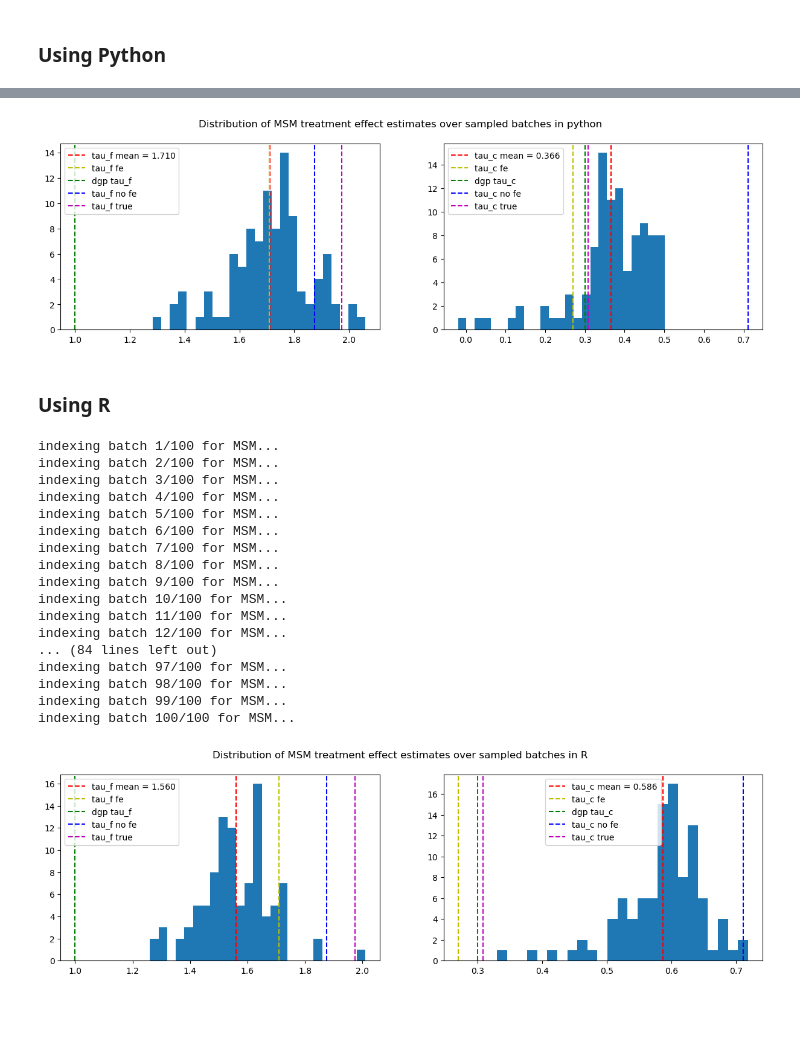
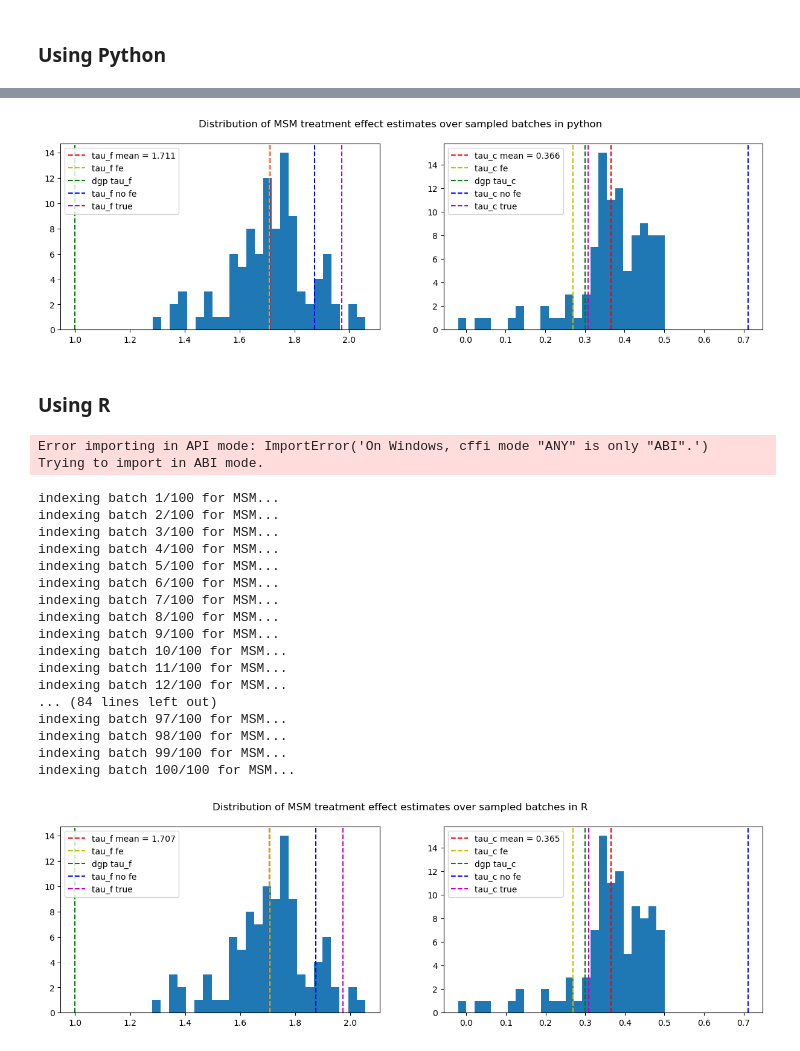
Before and after one commit to Ali-Setareh/SeqGPLVM_FEMSM, a Jupyter notebook: notebooks/model_inspection.ipynb, the cells around one changed output, grey strips where cells are left out. Saved outputs shown, nothing was run; the diff lists cells and outputs as text; code cells hidden in the pictures; blank space fills up the shorter version.

```diff
--- a/notebooks/model_inspection.ipynb
+++ b/notebooks/model_inspection.ipynb
@@ -434,6 +434,11 @@ plt.show()
 # %% [markdown]
 ### Using Python
 # %%
+import torch
+import os
+import statsmodels.api as sm
+from utils.propensity import propensity_dir
+
 # First load propensity scores from SeqGPLVM
 path = propensity_dir(cwd/Path("./results").expanduser(), "seqgplvm", train_id)
 payload = load_ckpt_any(path/f"{os.listdir(path)[-1]}", map_location="cpu")
@@ -512,6 +517,7 @@ model = sm.GLM(y, X, family=sm.families.Binomial())
 res = model.fit()
 
 df_msm["stab_num"] = res.predict(X)
+df_msm["stab_num"] = df_msm["stab_num"].clip(0.01, 0.99)
 
 T = config["T"]
 
@@ -527,19 +533,19 @@ p_num = df_msm["stab_num"].to_numpy()
 # batch-wise weights into a DataFrame (same index as df_msm)
 weights_df = {}#pd.DataFrame(index=df_msm.index)
 for b in batch_cols:
-    p_hat = df_msm[b].to_numpy()
+    p_hat = df_msm[b].clip(0.01, 0.99).to_numpy()
     w_b = np.where(D == 1, p_num / p_hat, (1 - p_num) / (1 - p_hat))
     weights_df[b] = w_b
 weights_df = pd.DataFrame(weights_df, index=df_msm.index)
 
 # true, FE, no-FE as Series aligned with df_msm
-p_true = df_msm["p_true"].to_numpy()
+p_true = df_msm["p_true"].clip(0.01, 0.99).to_numpy()
 df_msm["w_true"] = np.where(D == 1, p_num / p_true, (1 - p_num) / (1 - p_true))
 
-p_fe = df_msm["phat_fe"].to_numpy()
+p_fe = df_msm["phat_fe"].clip(0.01, 0.99).to_numpy()
 df_msm["w_fe"] = np.where(D == 1, p_num / p_fe, (1 - p_num) / (1 - p_fe))
 
-p_no_fe = df_msm["phat_no_fe"].to_numpy()
+p_no_fe = df_msm["phat_no_fe"].clip(0.01, 0.99).to_numpy()
 df_msm["w_no_fe"] = np.where(D == 1, p_num / p_no_fe, (1 - p_num) / (1 - p_no_fe))
 
 # 4) Cumulative products over last k periods, by patient
@@ -620,7 +863,7 @@ ax[1].legend()
 
 plt.show()
 # %% [output]
-[figure, old version]
+[figure, new version]
 # %% [markdown]
 ### Using R
 # %%
@@ -629,6 +872,14 @@ from rpy2.robjects import pandas2ri
 from rpy2.robjects import r, default_converter
 from rpy2.robjects.conversion import localconverter
 from trainers import seqgplvm_msm
+import torch
+import os
+from utils.propensity import propensity_dir
+
+# First load propensity scores from SeqGPLVM
+path = propensity_dir(cwd/Path("./results").expanduser(), "seqgplvm", train_id)
+payload = load_ckpt_any(path/f"{os.listdir(path)[-1]}", map_location="cpu")
+propensity_score = payload["propensity"]
 
 
 P, T, S = propensity_score.shape
@@ -652,7 +903,7 @@ df_phat["train_id"] = train_id
 
 
 
-k_last = mani["params"].get("max_lag_d", 4)
+k_last = mani["params"].get("max_lag_d", 4) +1
 a_val = mani["params"].get("a", None)
 data_id = mani.get("run_id", None)
 with open(as_path(mani.get("split_file"))) as f:
@@ -691,48 +942,50 @@ for i,batch in enumerate(batch_cols):
     else:
         print(f"[{train_id}] WARNING: no MSM results collected.")
 # %% [output]
-indexing batch 1/100 for MSM...
-indexing batch 2/100 for MSM...
-indexing batch 3/100 for MSM...
-indexing batch 4/100 for MSM...
-indexing batch 5/100 for MSM...
-indexing batch 6/100 for MSM...
-indexing batch 7/100 for MSM...
-indexing batch 8/100 for MSM...
-indexing batch 9/100 for MSM...
-indexing batch 10/100 for MSM...
-indexing batch 11/100 for MSM...
-indexing batch 12/100 for MSM...
-... (84 lines left out)
-indexing batch 97/100 for MSM...
-indexing batch 98/100 for MSM...
-indexing batch 99/100 for MSM...
-indexing batch 100/100 for MSM...
+Error importing in API mode: ImportError('On Windows, cffi mode "ANY" is only "ABI".')
+Trying to import in ABI mode.
+indexing batch 1/100 for MSM...
+indexing batch 2/100 for MSM...
+indexing batch 3/100 for MSM...
+indexing batch 4/100 for MSM...
+indexing batch 5/100 for MSM...
+indexing batch 6/100 for MSM...
+indexing batch 7/100 for MSM...
+indexing batch 8/100 for MSM...
+indexing batch 9/100 for MSM...
+indexing batch 10/100 for MSM...
+indexing batch 11/100 for MSM...
+indexing batch 12/100 for MSM...
+... (84 lines left out)
+indexing batch 97/100 for MSM...
+indexing batch 98/100 for MSM...
+indexing batch 99/100 for MSM...
+indexing batch 100/100 for MSM...
 # %%
-df_msm_results = msm_df_py#pd.read_parquet(cwd/"results"/"msm"/"seqgplvm"/f"{train_id}_msm.parquet") #msm_df
-tau_c_seqgplvm =   msm_df_py["tau_c_fe"].values  #df_msm_results.query("subset == 'train'")["tau_c_fe"].values
-tau_f_seqgplvm =  msm_df_py["tau_f_fe"].values  #df_msm_results.query("subset == 'train'")["tau_f_fe"].values
+df_msm_results_train = msm_df[msm_df.subset == "train"]#pd.read_parquet(cwd/"results"/"msm"/"seqgplvm"/f"{train_id}_msm.parquet") #msm_df
+tau_c_seqgplvm =   df_msm_results_train["tau_c_fe"].values  #df_msm_results.query("subset == 'train'")["tau_c_fe"].values
+tau_f_seqgplvm =  df_msm_results_train["tau_f_fe"].values  #df_msm_results.query("subset == 'train'")["tau_f_fe"].values
 
 fig,ax = plt.subplots(1,2,figsize = (15,4))
 plt.suptitle("Distribution of MSM treatment effect estimates over sampled batches in R")
 ax[0].hist(np.array(tau_f_seqgplvm), bins=25)
 ax[0].axvline(x=np.mean(tau_f_seqgplvm), color='r', linestyle='--', label=f'tau_f mean = {np.mean(tau_f_seqgplvm):.3f}')
 ax[0].axvline(x=np.mean(auxiliary["fe"]["tau_f"]), color='y', linestyle='--', label='tau_f fe')
 ax[0].axvline(x=mani["params"]["tau_F"], color='g', linestyle='--', label='dgp tau_f')
 ax[0].axvline(x=np.mean(auxiliary["no_fe"]["tau_f"]), color='b', linestyle='--', label='tau_f no fe')
 ax[0].axvline(x=np.mean(auxiliary["true"]["tau_f"]), color='m', linestyle='--', label='tau_f true')
 
 
 ax[1].hist(np.array(tau_c_seqgplvm), bins=25)
 ax[1].axvline(x=np.mean(tau_c_seqgplvm), color='r', linestyle='--', label=f'tau_c mean = {np.mean(tau_c_seqgplvm):.3f}')
 ax[1].axvline(x=np.mean(auxiliary["fe"]["tau_c"]), color='y', linestyle='--', label='tau_c fe')
 ax[1].axvline(x=mani["params"]["tau_C"], color='g', linestyle='--', label='dgp tau_c')
 ax[1].axvline(x=np.mean(auxiliary["no_fe"]["tau_c"]), color='b', linestyle='--', label='tau_c no fe')
 ax[1].axvline(x=np.mean(auxiliary["true"]["tau_c"]), color='m', linestyle='--', label='tau_c true')
 
 ax[0].legend()
 ax[1].legend()
 plt.show()
 # %% [output]
-[figure, old version]
+[figure, new version]
 # %%
```
Also changed, not shown: parts of 10 cells of this notebook.
